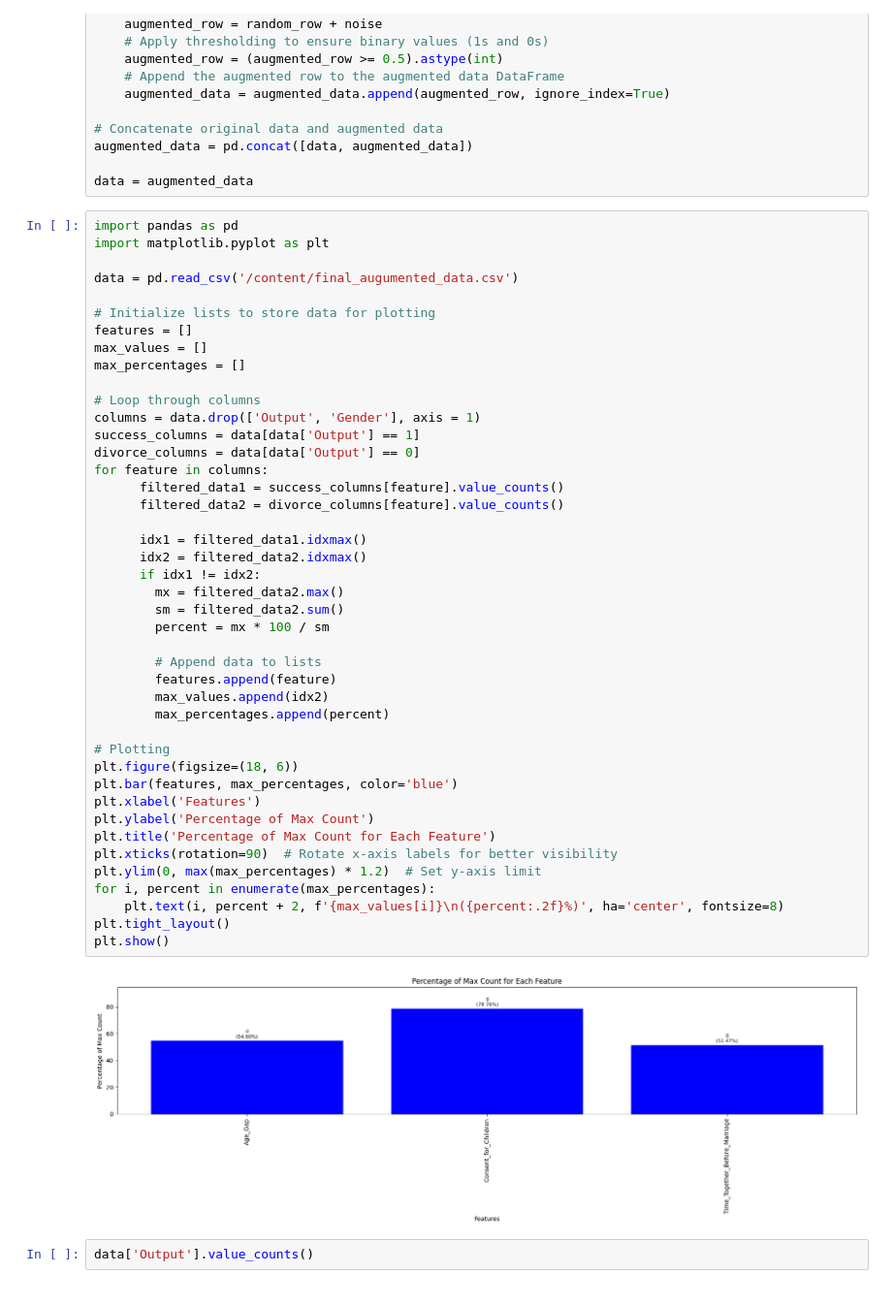
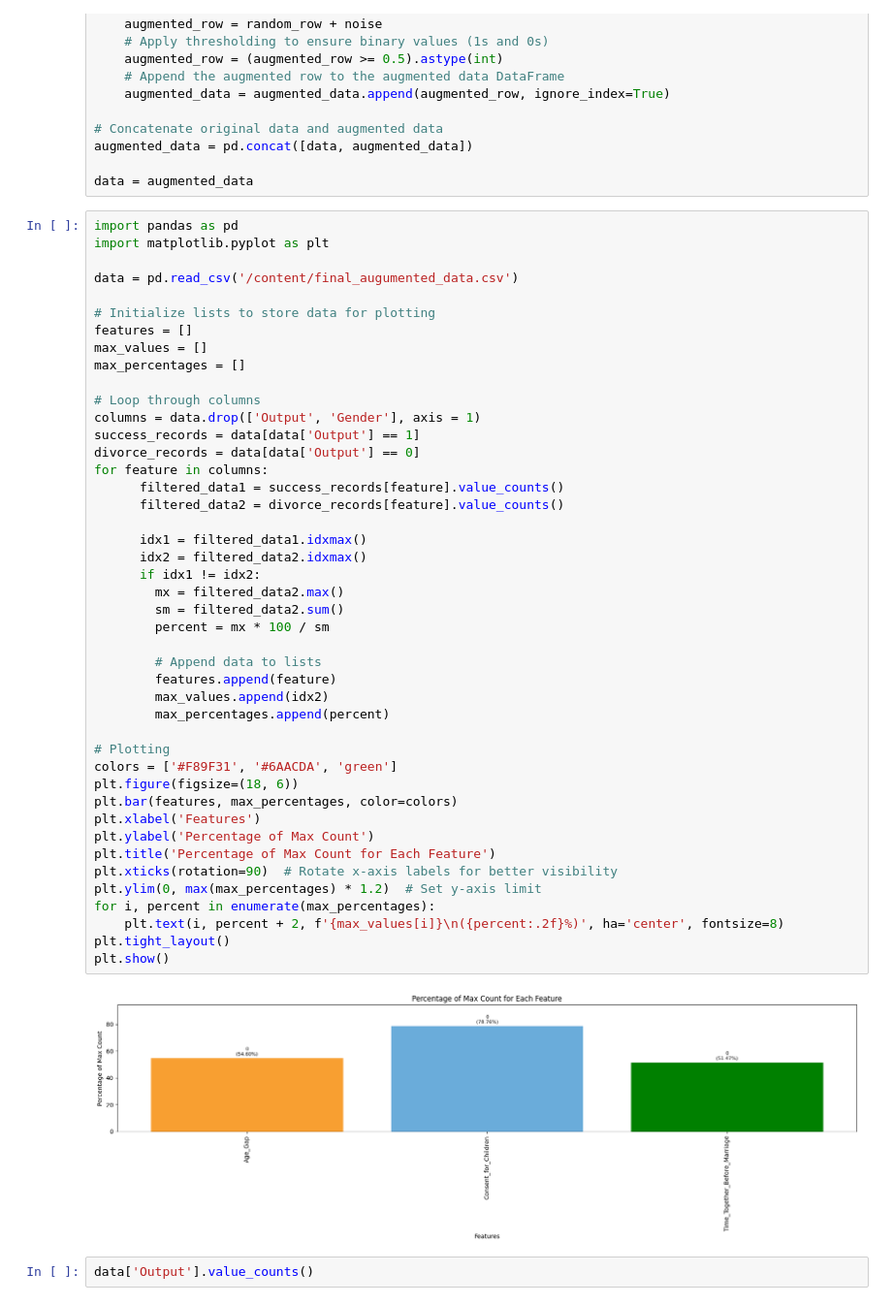
Before and after one commit to iamssuraj/Divorce-Prediction-CapsNet-HyperNet, a Jupyter notebook: the_model.ipynb, the cells around one changed output. Shown at 97% size. Cells and saved outputs as stored; diff of their text form.

Commit message:
Changes to feature contribution graph

```diff
--- a/the_model.ipynb
+++ b/the_model.ipynb
@@ -91,39 +91,40 @@ max_values = []
 max_percentages = []
 
 # Loop through columns
 columns = data.drop(['Output', 'Gender'], axis = 1)
-success_columns = data[data['Output'] == 1]
-divorce_columns = data[data['Output'] == 0]
+success_records = data[data['Output'] == 1]
+divorce_records = data[data['Output'] == 0]
 for feature in columns:
-      filtered_data1 = success_columns[feature].value_counts()
-      filtered_data2 = divorce_columns[feature].value_counts()
+      filtered_data1 = success_records[feature].value_counts()
+      filtered_data2 = divorce_records[feature].value_counts()
 
       idx1 = filtered_data1.idxmax()
       idx2 = filtered_data2.idxmax()
       if idx1 != idx2:
         mx = filtered_data2.max()
         sm = filtered_data2.sum()
         percent = mx * 100 / sm
 
         # Append data to lists
         features.append(feature)
         max_values.append(idx2)
         max_percentages.append(percent)
 
 # Plotting
+colors = ['#F89F31', '#6AACDA', 'green']
 plt.figure(figsize=(18, 6))
-plt.bar(features, max_percentages, color='blue')
+plt.bar(features, max_percentages, color=colors)
 plt.xlabel('Features')
 plt.ylabel('Percentage of Max Count')
 plt.title('Percentage of Max Count for Each Feature')
 plt.xticks(rotation=90)  # Rotate x-axis labels for better visibility
 plt.ylim(0, max(max_percentages) * 1.2)  # Set y-axis limit
 for i, percent in enumerate(max_percentages):
     plt.text(i, percent + 2, f'{max_values[i]}\n({percent:.2f}%)', ha='center', fontsize=8)
 plt.tight_layout()
 plt.show()
 # %% [output]
-[figure, old version]
+[figure, new version]
 # %%
 data['Output'].value_counts()
 # %% [output]
```
Also changed, not shown: 2 other files.
